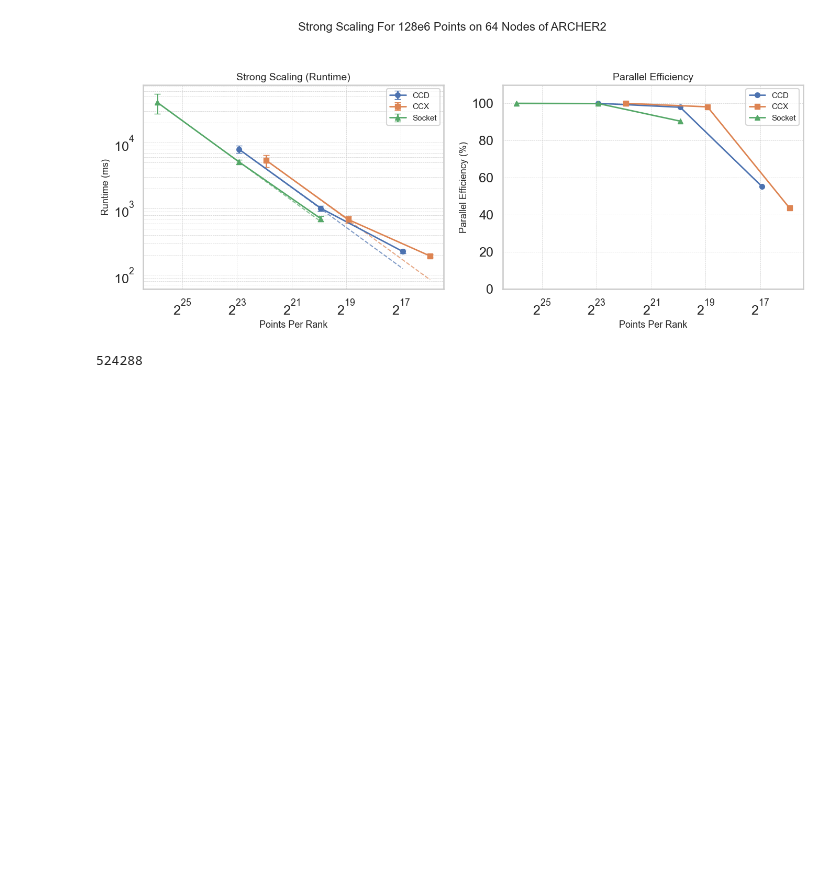
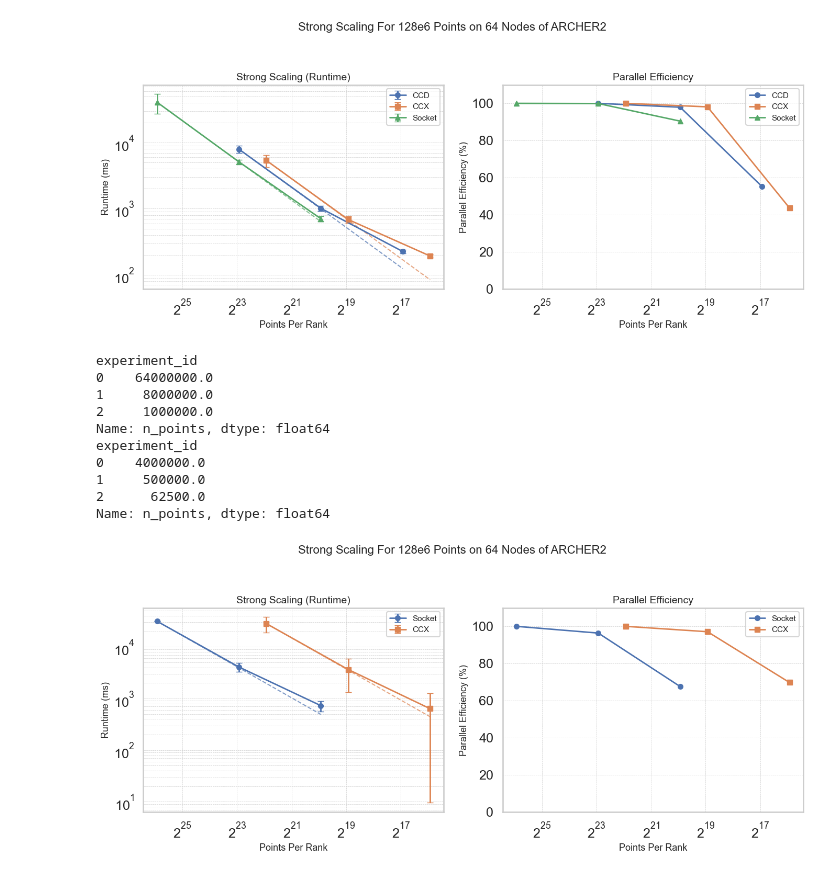
Before and after one commit to bempp/kifmm, a Jupyter notebook: hpc/ijhpca/Strong Scaling.ipynb, the cells around one changed output. Saved outputs shown, nothing was run; the diff lists cells and outputs as text; code cells hidden in the pictures; blank space fills up the shorter version.

```diff
--- a/hpc/ijhpca/Strong Scaling.ipynb
+++ b/hpc/ijhpca/Strong Scaling.ipynb
@@ -13,4 +14,8 @@ strong_fft_n=128000000_p=64_11079322 weak_fft_n=512000000_p=64_11077800
 # %%
-df0 = pd.read_csv('data/strong_fft_n=128000000_p=64_11077776/strong_fft_n=128000000_p=64_11077776.csv')
-df1 = pd.read_csv('data/strong_fft_n=128000000_p=64_11077778/strong_fft_n=128000000_p=64_11077778.csv')
-df2 = pd.read_csv('data/strong_fft_n=128000000_p=64_11079093/strong_fft_n=128000000_p=64_11079093.csv')
+df0 = pd.read_csv('data/uniform/strong_fft_n=128000000_p=64_11077776/strong_fft_n=128000000_p=64_11077776.csv')
+df1 = pd.read_csv('data/uniform/strong_fft_n=128000000_p=64_11077778/strong_fft_n=128000000_p=64_11077778.csv')
+df2 = pd.read_csv('data/uniform/strong_fft_n=128000000_p=64_11079093/strong_fft_n=128000000_p=64_11079093.csv')
+
+df3 = pd.read_csv('data/sphere/strong_fft_n=128000000_p=64_points_per_rank=1000000_distribution=sphere_11248828/strong_fft_n=128000000_p=64_points_per_rank=1000000_distribution=sphere_11248828.csv')
+df4 = pd.read_csv('data/sphere/strong_fft_n=128000000_p=64_points_per_rank=62500_distribution=sphere_11248825/strong_fft_n=128000000_p=64_points_per_rank=62500_distribution=sphere_11248825.csv')
+# df5 = pd.read_csv('data/sphere/strong_fft_n=128000000_p=64_11079093/strong_fft_n=128000000_p=64_11079093.csv')
@@ -132,6 +129,16 @@ experiment_id
 Name: n_points, dtype: float64
 [figure]
 # %%
-2**19
+strong_scaling([df3,df4], names=["Socket", "CCX","Socket"], title="Strong Scaling For 128e6 Points on 64 Nodes of ARCHER2")
 # %% [output]
-524288
+experiment_id
+0    64000000.0
+1     8000000.0
+2     1000000.0
+Name: n_points, dtype: float64
+experiment_id
+0    4000000.0
+1     500000.0
+2      62500.0
+Name: n_points, dtype: float64
+[figure, added]
```
Also changed, not shown: parts of 2 cells of this notebook, 30 other files.
